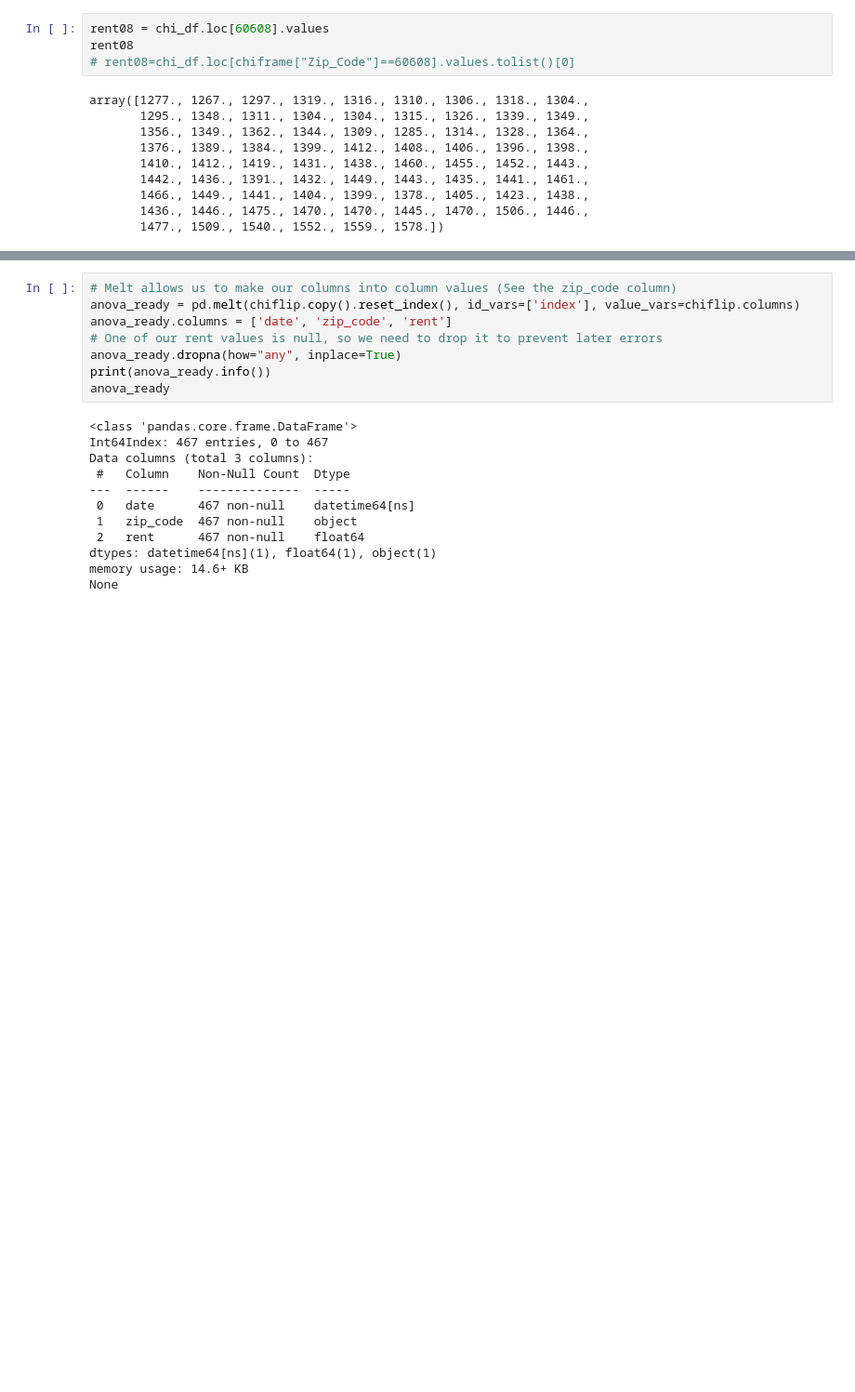
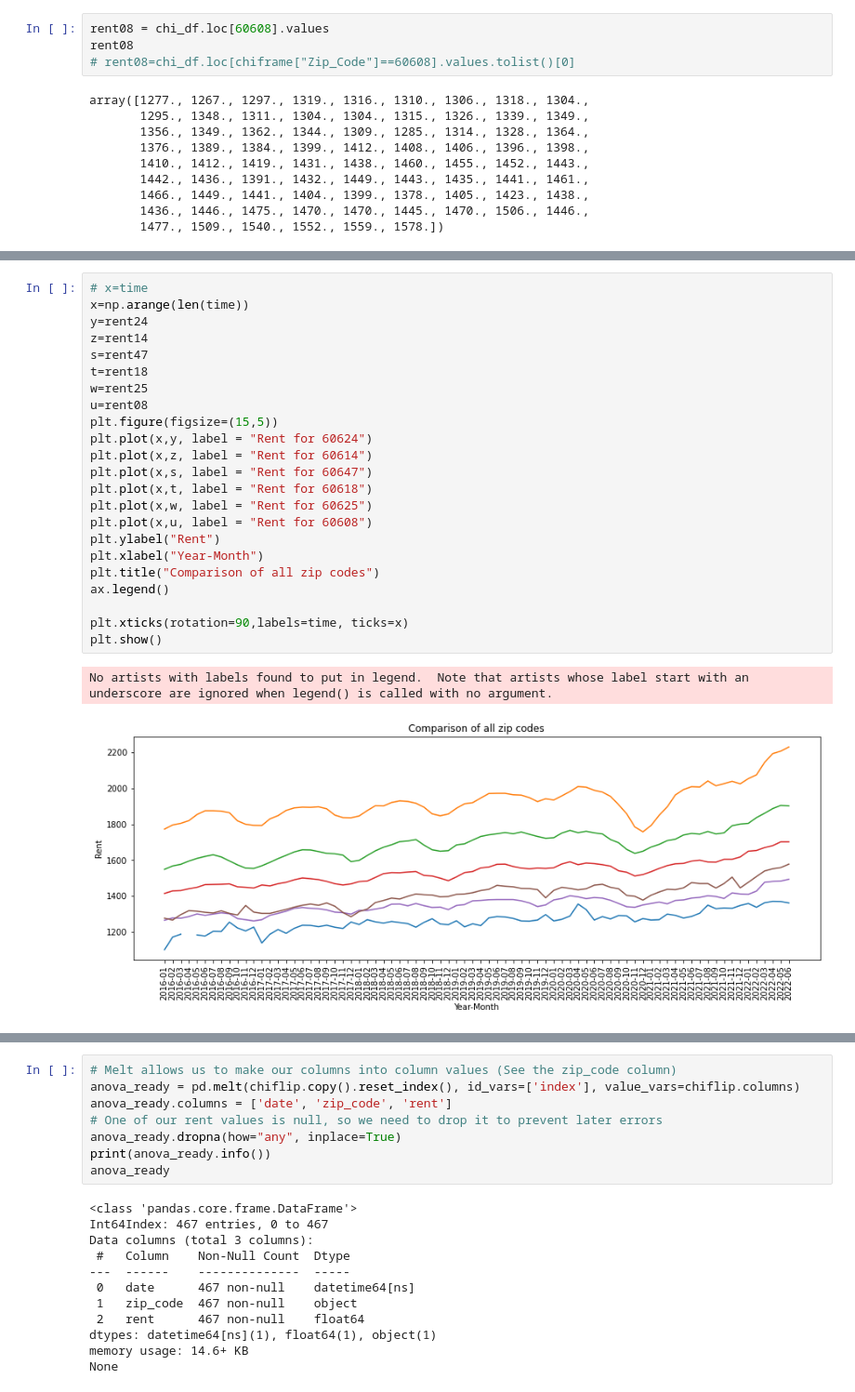
Before and after one commit to ASwigart/Project-1-EDA-Git-Collab, a Jupyter notebook: Chicago Rents over Time -Zori.ipynb, the cells around one changed output, grey strips where cells are left out. Shown at 93% size. Saved outputs shown, nothing was run; the diff lists cells and outputs as text; blank space fills up the shorter version.

```diff
--- a/Chicago Rents over Time -Zori.ipynb
+++ b/Chicago Rents over Time -Zori.ipynb
@@ -460,6 +473,32 @@ plt.xticks(rotation=90,labels=time, ticks=x)
 plt.show()
 # %% [output]
 [figure]
+# %%
+# x=time
+x=np.arange(len(time))
+y=rent24
+z=rent14
+s=rent47
+t=rent18
+w=rent25
+u=rent08
+plt.figure(figsize=(15,5))
+plt.plot(x,y, label = "Rent for 60624")
+plt.plot(x,z, label = "Rent for 60614")
+plt.plot(x,s, label = "Rent for 60647")
+plt.plot(x,t, label = "Rent for 60618")
+plt.plot(x,w, label = "Rent for 60625")
+plt.plot(x,u, label = "Rent for 60608")
+plt.ylabel("Rent")
+plt.xlabel("Year-Month")
+plt.title("Comparison of all zip codes")
+ax.legend()
+
+plt.xticks(rotation=90,labels=time, ticks=x)
+plt.show()
+# %% [output]
+No artists with labels found to put in legend.  Note that artists whose label start with an underscore are ignored when legend() is called with no argument.
+[figure, added]
 # %%
 for col in chiflip.columns:
     stats.probplot(chiflip[col],dist="norm",plot=plt)
```
Also changed, not shown: parts of 17 cells of this notebook, 1 other file.
